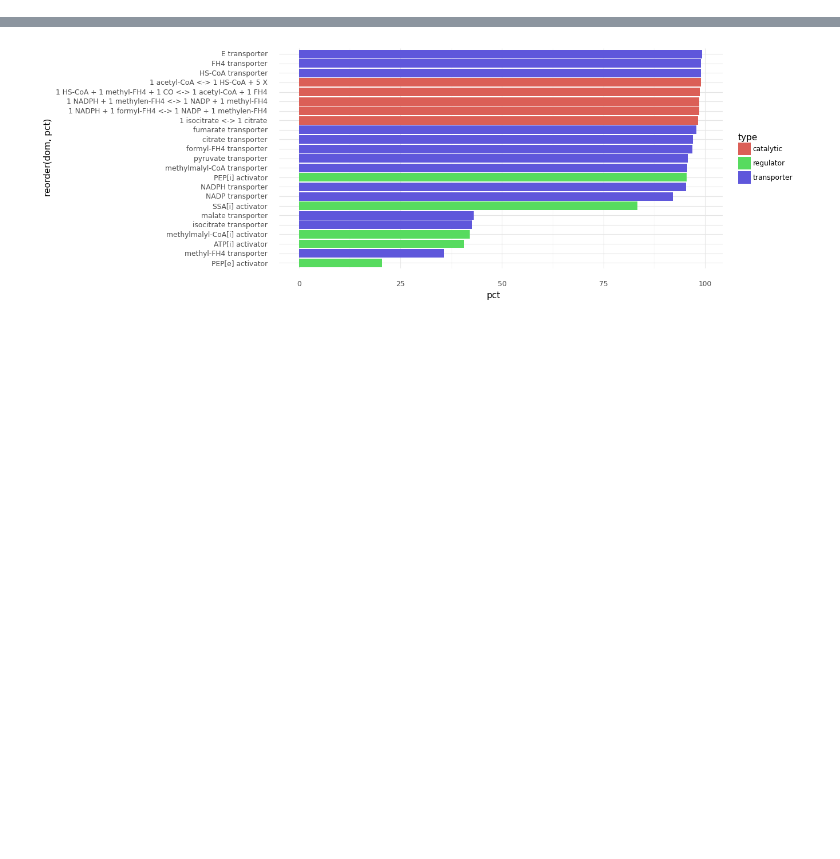
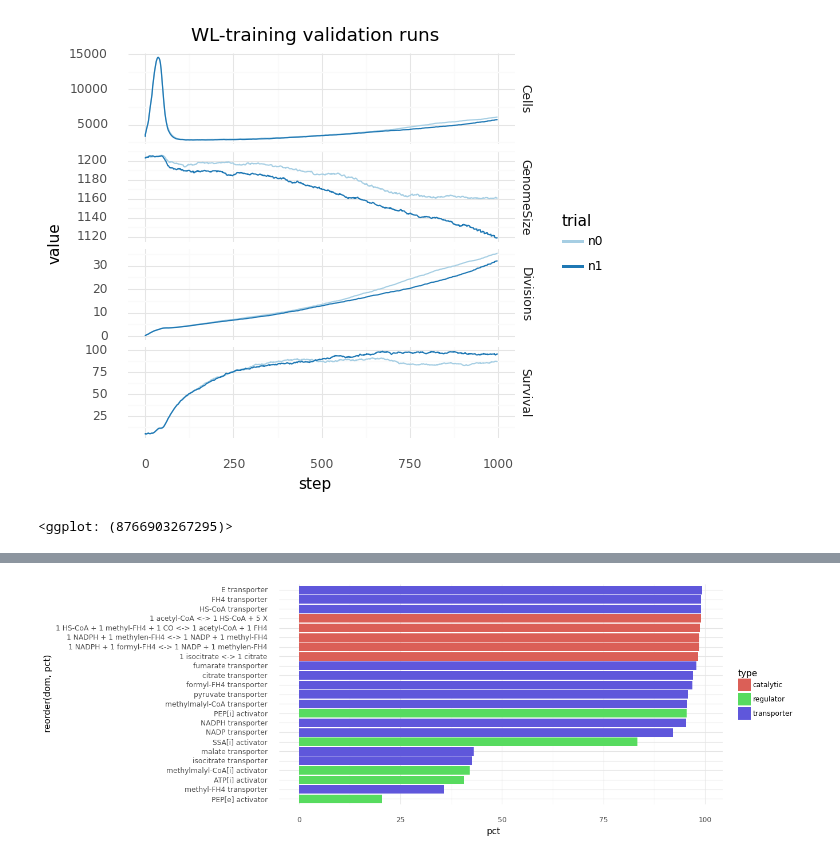
Before and after one commit to mRcSchwering/luca, a Jupyter notebook: e1_co2_fixing/WL_training.ipynb, the cells around one changed output, grey strips where cells are left out. Drawn from its saved outputs; the diff is of its cells as text; code cells hidden in the pictures; blank space fills up the shorter version.

```diff
--- a/e1_co2_fixing/WL_training.ipynb
+++ b/e1_co2_fixing/WL_training.ipynb
@@ -14,0 +97,35 @@ world = ms.World.from_file(rundir=RUNS_DIR)
+# %%
+scalars = [
+    ("Cells/Total", "Cells"),
+    ("Cells/GenomeSize", "GenomeSize"),
+    ("Cells/Divisions", "Divisions"),
+    ("Cells/Survival", "Survival")
+]
+
+records = []
+for _, row in hparams.loc[hparams["purpose"] == "validate-cells"].iterrows():
+    event_dir = RUNS_DIR / row["name"]
+    tf_ea = event_accumulator.EventAccumulator(str(event_dir))
+    tf_ea.Reload()
+    for scalar, variable in scalars:
+        for obj in tf_ea.Scalars(scalar):
+            records.append({
+                "name": row["name"],
+                "variable": variable,
+                "value": obj.value,
+                "step": obj.step,
+                "trial": row["trial"]
+            })
+
+df = pd.DataFrame.from_records(records)
+df["variable"] = pd.Categorical(df["variable"], categories=[d[1] for d in scalars])
+
+(ggplot(df)
+    + geom_line(aes(y="value", x="step", group="name", color="trial"))
+    + facet_grid("variable ~ .", scales="free")
+    + scale_color_brewer(type="Qualitative", palette="Paired")
+    + ggtitle("WL-training validation runs")
+    + theme(figure_size=(5, 5)))
+# %% [output]
+[figure, added]
+<ggplot: (8766903267295)>
```
Also changed, not shown: parts of 23 cells of this notebook, 1 other file.
